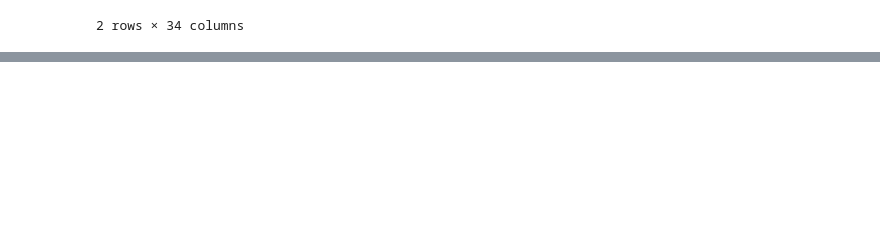
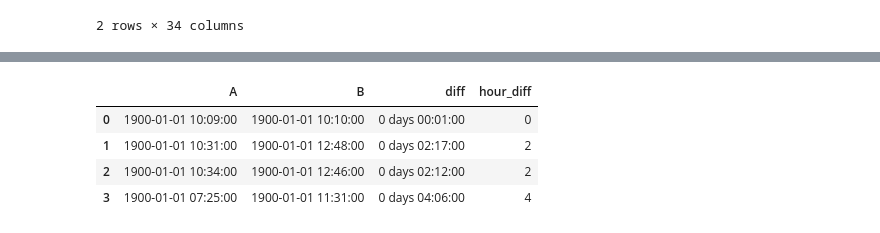
Before and after one commit to susantkumarsahoo/AutonomousDataAnalystAgent, a Jupyter notebook: notebooks/note_04.ipynb, the cells around one changed output, grey strips where cells are left out. Cells and saved outputs as stored; diff of their text form; code cells hidden in the pictures; blank space fills up the shorter version.

```diff
--- a/notebooks/note_04.ipynb
+++ b/notebooks/note_04.ipynb
@@ -246,0 +151,9 @@ except Exception as e:
+# %%
+import pandas as pd
+
+# Sample data
+data = {
+    'A': ['10:09 AM', '10:31 AM', '10:34 AM', '07:25 AM'],
+    'B': ['10:10 AM', '12:48 PM', '12:46 PM', '11:31 AM']
+}
+time_df = pd.DataFrame(data)
@@ -246,0 +168,18 @@ except Exception as e:
+# %%
+# Convert to datetime
+time_df['A'] = pd.to_datetime(time_df['A'], format='%I:%M %p')
+time_df['B'] = pd.to_datetime(time_df['B'], format='%I:%M %p')
+
+# Calculate time difference
+time_df['diff'] = time_df['B'] - time_df['A']
+
+# Extract hour only, set minutes to zero
+time_df['hour_diff'] = time_df['diff'].apply(lambda x: x.seconds // 3600 if x.seconds % 3600 == 0 else f"{x.seconds // 3600}")
+# %%
+time_df
+# %% [output]
+|  | A | B | diff | hour_diff |
+| 0 | 1900-01-01 10:09:00 | 1900-01-01 10:10:00 | 0 days 00:01:00 | 0 |
+| 1 | 1900-01-01 10:31:00 | 1900-01-01 12:48:00 | 0 days 02:17:00 | 2 |
+| 2 | 1900-01-01 10:34:00 | 1900-01-01 12:46:00 | 0 days 02:12:00 | 2 |
+| 3 | 1900-01-01 07:25:00 | 1900-01-01 11:31:00 | 0 days 04:06:00 | 4 |
```
Also changed, not shown: parts of 8 cells of this notebook, 2 other files.
